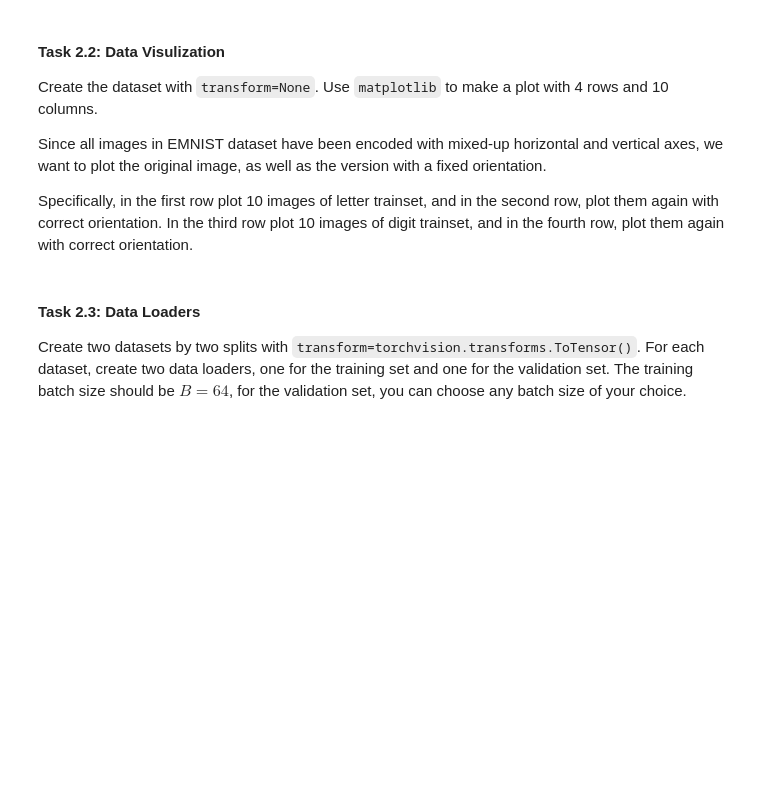
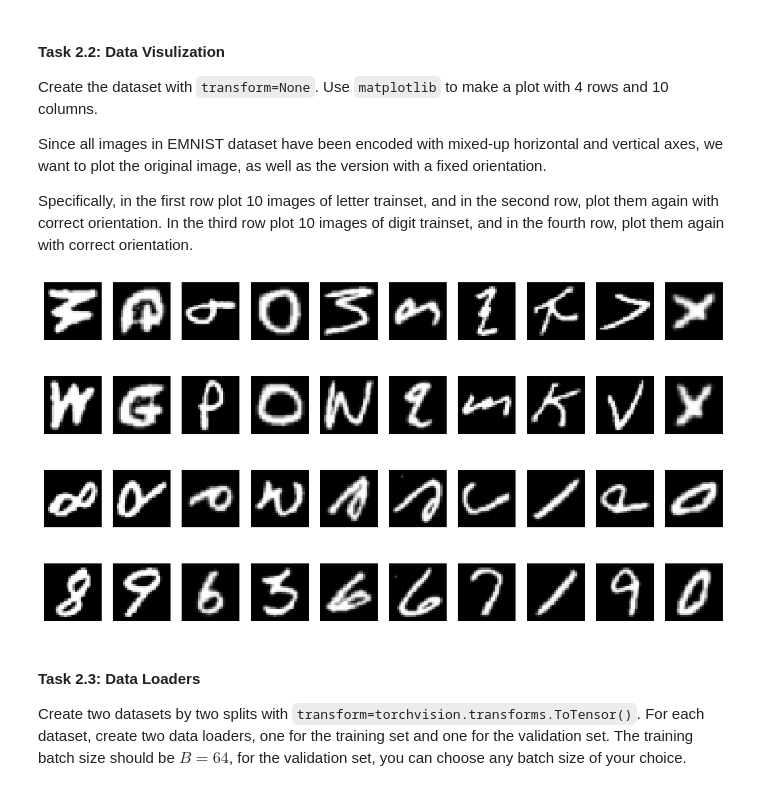
Before and after one commit to IngaleOmkar/Deep-Learning, a Jupyter notebook: Assignment-3/DL-Assignment03.ipynb, the cells around one changed output. Saved outputs shown, nothing was run; the diff lists cells and outputs as text; code cells hidden in the pictures; blank space fills up the shorter version.

```diff
--- a/Assignment-3/DL-Assignment03.ipynb
+++ b/Assignment-3/DL-Assignment03.ipynb
@@ -151,8 +153,22 @@ def datasets(split,transform):
     else:
         target_transform = None
 
-    trainset = torchvision.datasets.EMNIST(...)
-    validset = torchvision.datasets.EMNIST(...)
+    trainset = torchvision.datasets.EMNIST(
+        root='./data',
+        split=split,
+        train=True,
+        download=True,
+        transform=transform,
+        target_transform=target_transform
+    )
+    validset = torchvision.datasets.EMNIST(
+        root='./data',
+        split=split,
+        train=False,
+        download=True,
+        transform=transform,
+        target_transform=target_transform
+    )
 
     return trainset, validset
 # %% [markdown]
@@ -185,42 +203,44 @@ train_letters, _ = datasets(split="letters",transform=None)
 train_digits, _ = datasets(split="digits",transform=None)
 
 
 import numpy as np
 from matplotlib import pyplot
 
 pyplot.rcParams['image.cmap'] = 'gray'
 
 # Function to fix exchanged horizontal and vertical axes
 def fix_orientation(img):
     return np.array(img).T
 
 # Visualization
-fig, axes = pyplot.subplots(...)
+fig, axes = pyplot.subplots(4, 10, figsize=(15, 8))
 
 # Select 10 samples
 index = 0
 for j in range(10):
     # Load letter
-    img_letter, _ = ...
-    fixed_letter = ...
+    img_letter, _ = train_letters[index]
+    fixed_letter = fix_orientation(img_letter)
 
     # Load digit
-    img_digit, _ = ...
-    fixed_digit = ...
+    img_digit, _ = train_digits[index]
+    fixed_digit = fix_orientation(img_digit)
 
     # Plot raw and fixed letters
-    axes[0, j].imshow(...)
-    axes[1, j].imshow(...)
+    axes[0, j].imshow(img_letter)
+    axes[1, j].imshow(fixed_letter)
 
     # Plot raw and fixed digits
-    axes[2, j].imshow(...)
-    axes[3, j].imshow(...)
+    axes[2, j].imshow(img_digit)
+    axes[3, j].imshow(fixed_digit)
 
     # Remove axes
     for i in range(4):
         axes[i, j].axis("off")
 
     index += 1
+# %% [output]
+[figure, added]
 # %% [markdown]
 #### Task 2.3: Data Loaders
 
```
Also changed, not shown: parts of 5 cells of this notebook, 1 other file.
